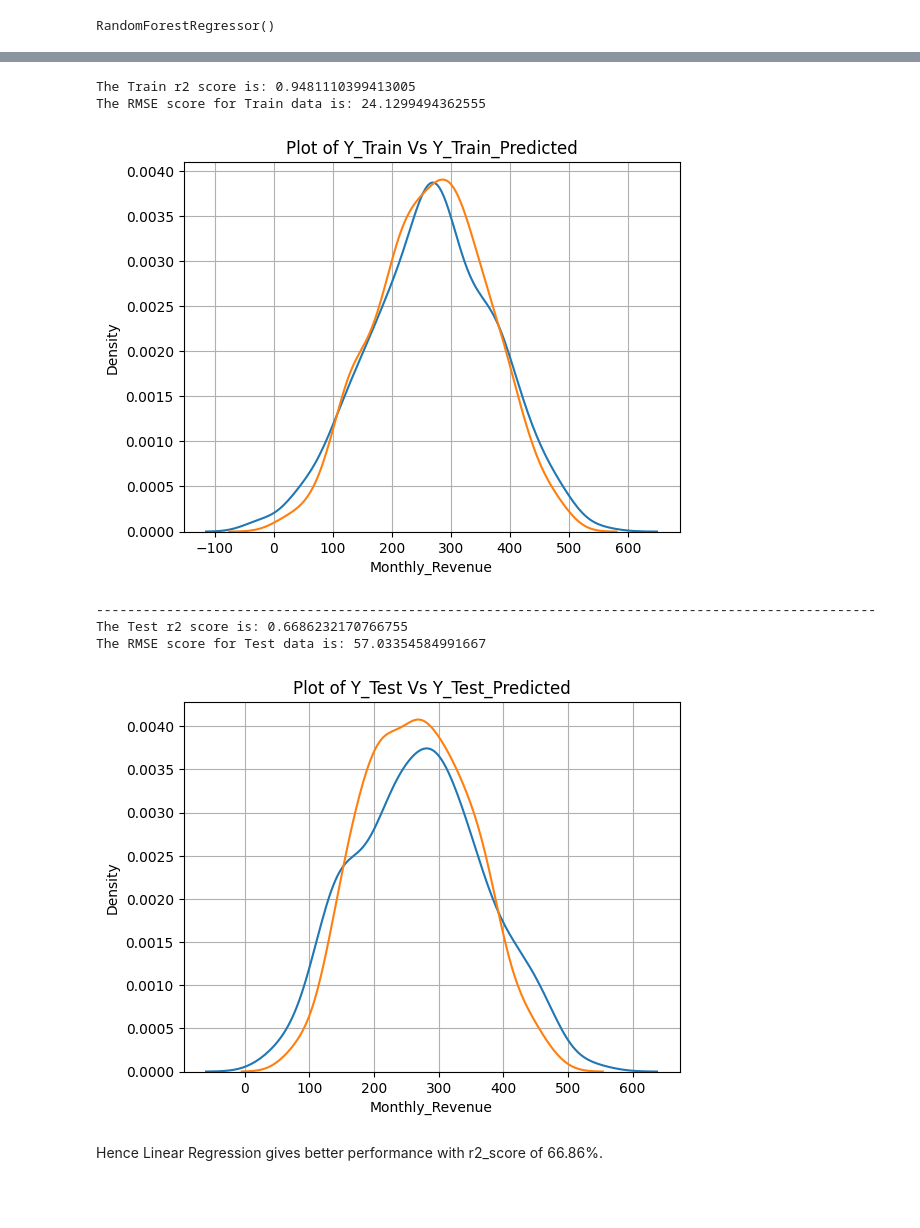
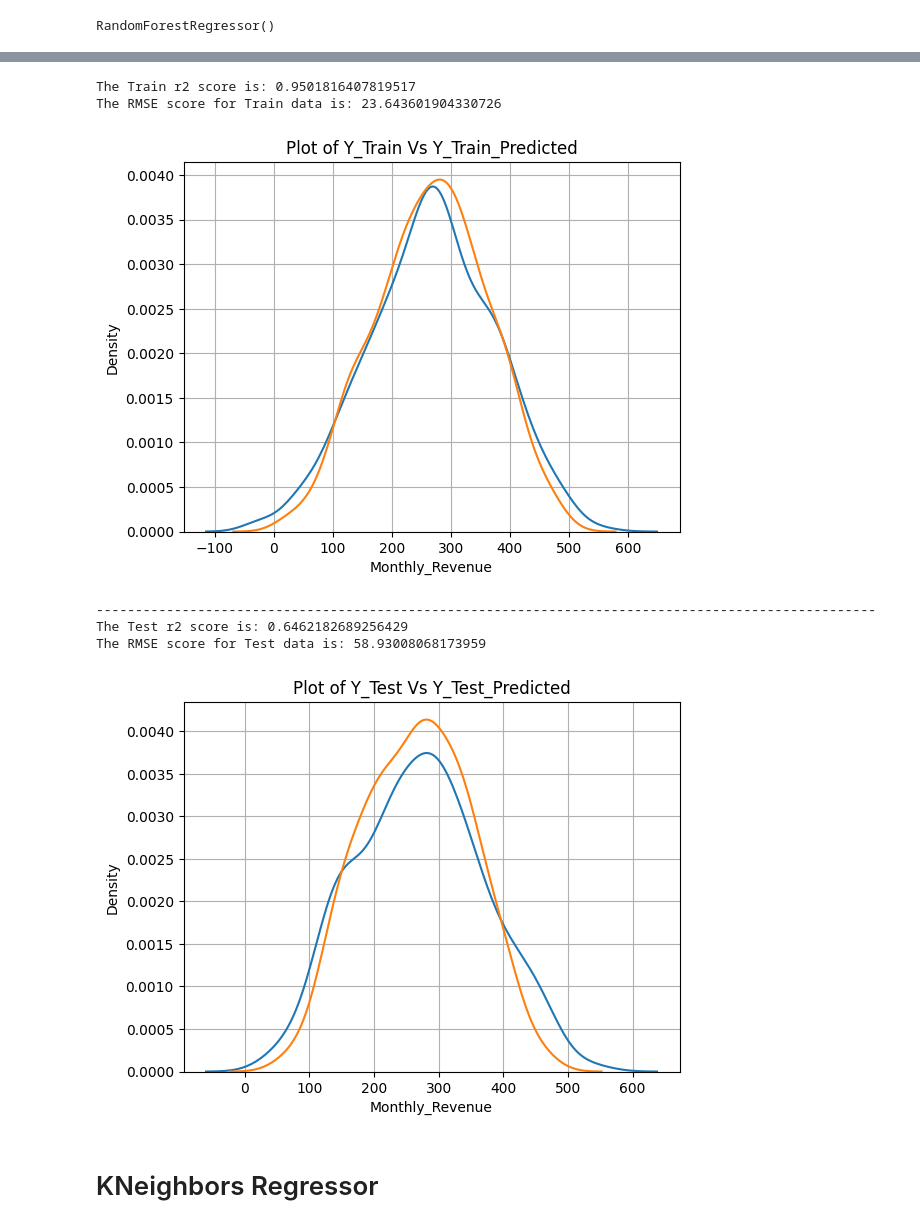
Before and after one commit to shivank124/Kaggle, a Jupyter notebook: restaurant-revenue-prediction-modelbuilding.ipynb, the cells around one changed output, grey strips where cells are left out. Saved outputs shown, nothing was run; the diff lists cells and outputs as text; code cells hidden in the pictures; blank space fills up the shorter version.

```diff
--- a/restaurant-revenue-prediction-modelbuilding.ipynb
+++ b/restaurant-revenue-prediction-modelbuilding.ipynb
@@ -315,0 +297,4 @@ r2_score_rfr = r2_score(y_test,y_pred_rfr)
+# %%
+y_pred_test_rfr = rfr.predict(x_test)
+y_pred_train_rfr = rfr.predict(x_train)
+y_pred_test_rfr
@@ -316,27 +322,26 @@ r2_score_rfr = r2_score(y_test,y_pred_rfr)
 # %%
-y_pred_train = rfr.predict(x_train)
-print(f"The Train r2 score is: {r2_score(y_train,y_pred_train)}")
-print(f"The RMSE score for Train data is: {mean_squared_error(y_train,y_pred_train,squared=False)}")
+print(f"The Train r2 score is: {r2_score(y_train,y_pred_train_rfr)}")
+print(f"The RMSE score for Train data is: {mean_squared_error(y_train,y_pred_train_rfr,squared=False)}")
 sns.kdeplot(y_train)
-sns.kdeplot(y_pred_train)
+sns.kdeplot(y_pred_train_rfr)
 plt.grid()
 plt.title('Plot of Y_Train Vs Y_Train_Predicted')
 plt.show()
 print("--"*50)
-print(f"The Test r2 score is: {r2_score(y_test,y_pred)}")
-print(f"The RMSE score for Test data is: {mean_squared_error(y_test,y_pred,squared=False)}")
+print(f"The Test r2 score is: {r2_score(y_test,y_pred_test_rfr)}")
+print(f"The RMSE score for Test data is: {mean_squared_error(y_test,y_pred_test_rfr,squared=False)}")
 sns.kdeplot(y_test)
-sns.kdeplot(y_pred)
+sns.kdeplot(y_pred_test_rfr)
 plt.grid()
 plt.title('Plot of Y_Test Vs Y_Test_Predicted')
 plt.show()
 # %% [output]
-The Train r2 score is: 0.9481110399413005
-The RMSE score for Train data is: 24.1299494362555
+The Train r2 score is: 0.9501816407819517
+The RMSE score for Train data is: 23.643601904330726
-[figure, old version]
+[figure, new version]
 ----------------------------------------------------------------------------------------------------
-The Test r2 score is: 0.6686232170766755
-The RMSE score for Test data is: 57.03354584991667
+The Test r2 score is: 0.6462182689256429
+The RMSE score for Test data is: 58.93008068173959
-[figure, old version]
+[figure, new version]
-# %% [markdown]
-Hence Linear Regression gives better performance with r2_score of 66.86%.
+# %% [markdown]
+# KNeighbors Regressor
```
Also changed, not shown: parts of 23 cells of this notebook.
